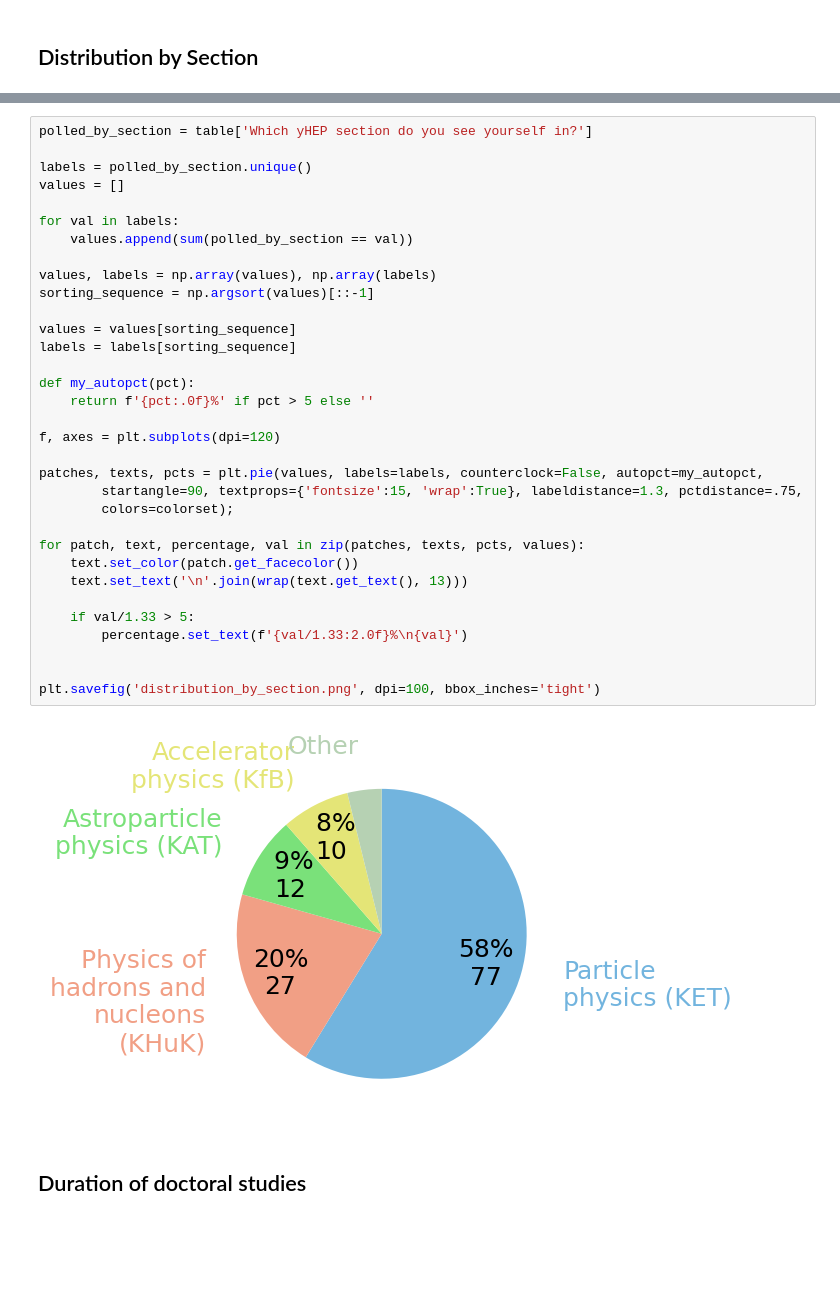
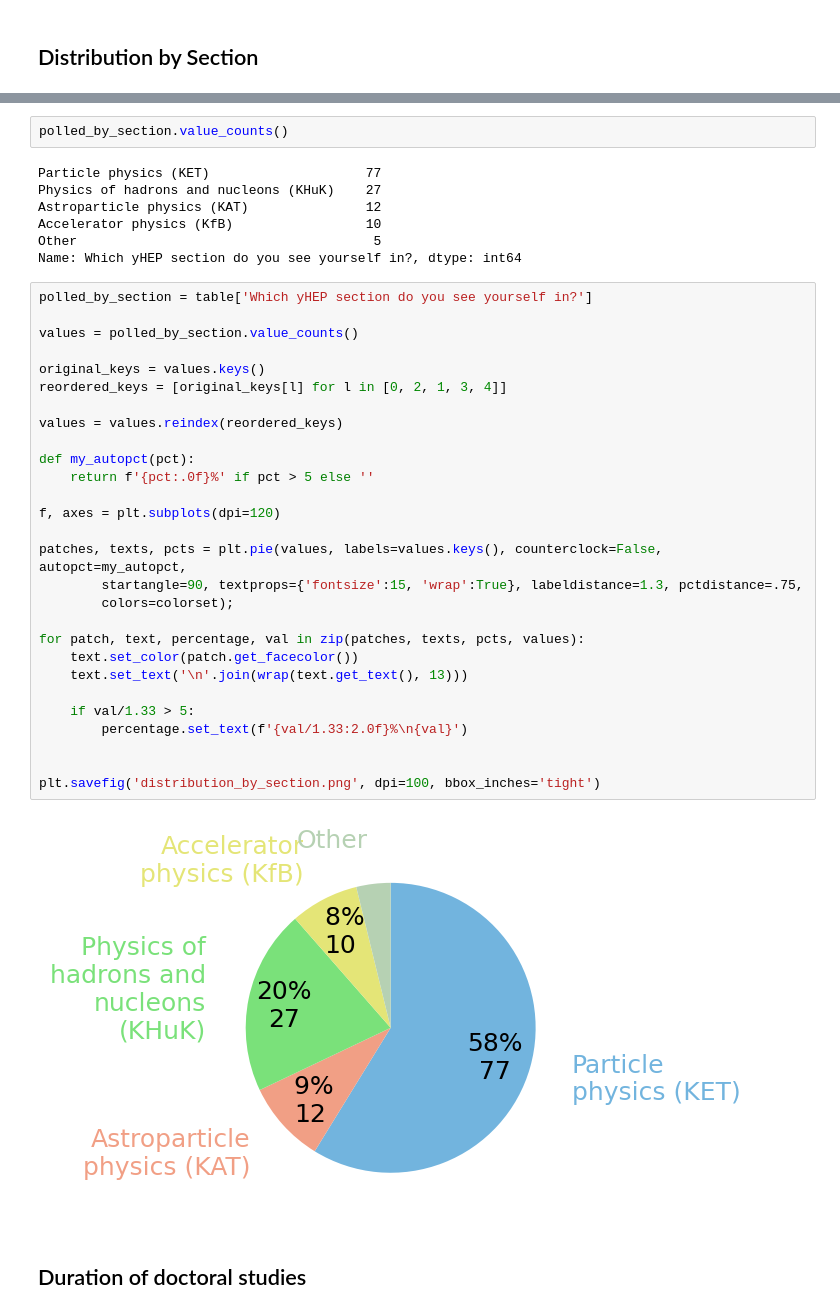
Before and after one commit to mohller/yhep_survey, a Jupyter notebook: yHEP_survey_digest-other_palette.ipynb, the cells around one changed output, grey strips where cells are left out. Drawn from its saved outputs; the diff is of its cells as text; blank space fills up the shorter version.

Commit message:
Reordered labels on distribution-by-section

```diff
--- a/yHEP_survey_digest-other_palette.ipynb
+++ b/yHEP_survey_digest-other_palette.ipynb
@@ -103,38 +83,42 @@ Type:      function
+# %%
+polled_by_section.value_counts()
+# %% [output]
+Particle physics (KET)                    77
+Physics of hadrons and nucleons (KHuK)    27
+Astroparticle physics (KAT)               12
+Accelerator physics (KfB)                 10
+Other                                      5
+Name: Which yHEP section do you see yourself in?, dtype: int64
 # %%
 polled_by_section = table['Which yHEP section do you see yourself in?']
 
-labels = polled_by_section.unique()
-values = []
+values = polled_by_section.value_counts()
 
-for val in labels:
-    values.append(sum(polled_by_section == val))
+original_keys = values.keys()
+reordered_keys = [original_keys[l] for l in [0, 2, 1, 3, 4]]
 
-values, labels = np.array(values), np.array(labels)
-sorting_sequence = np.argsort(values)[::-1]
-
-values = values[sorting_sequence]
-labels = labels[sorting_sequence]
+values = values.reindex(reordered_keys)
 
 def my_autopct(pct):
     return f'{pct:.0f}%' if pct > 5 else ''
 
 f, axes = plt.subplots(dpi=120)
 
-patches, texts, pcts = plt.pie(values, labels=labels, counterclock=False, autopct=my_autopct,
+patches, texts, pcts = plt.pie(values, labels=values.keys(), counterclock=False, autopct=my_autopct,
         startangle=90, textprops={'fontsize':15, 'wrap':True}, labeldistance=1.3, pctdistance=.75,
         colors=colorset);
 
 for patch, text, percentage, val in zip(patches, texts, pcts, values):
     text.set_color(patch.get_facecolor())
     text.set_text('\n'.join(wrap(text.get_text(), 13)))
 
     if val/1.33 > 5:
         percentage.set_text(f'{val/1.33:2.0f}%\n{val}')
 
 
 plt.savefig('distribution_by_section.png', dpi=100, bbox_inches='tight')
 # %% [output]
-[figure, old version]
+[figure, new version]
 # %% [markdown]
 ## Duration of doctoral studies
 # %%
```
Also changed, not shown: parts of 1 cell of this notebook, 1 other file.
